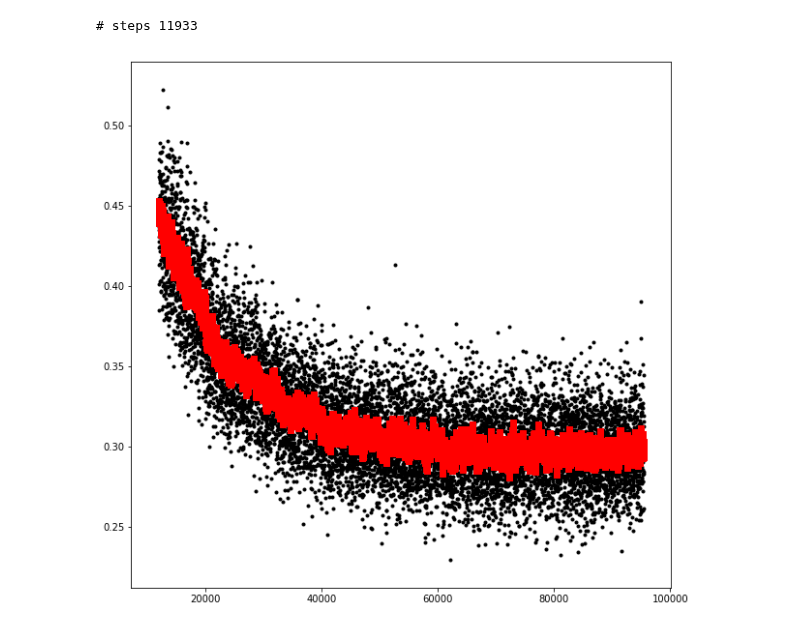
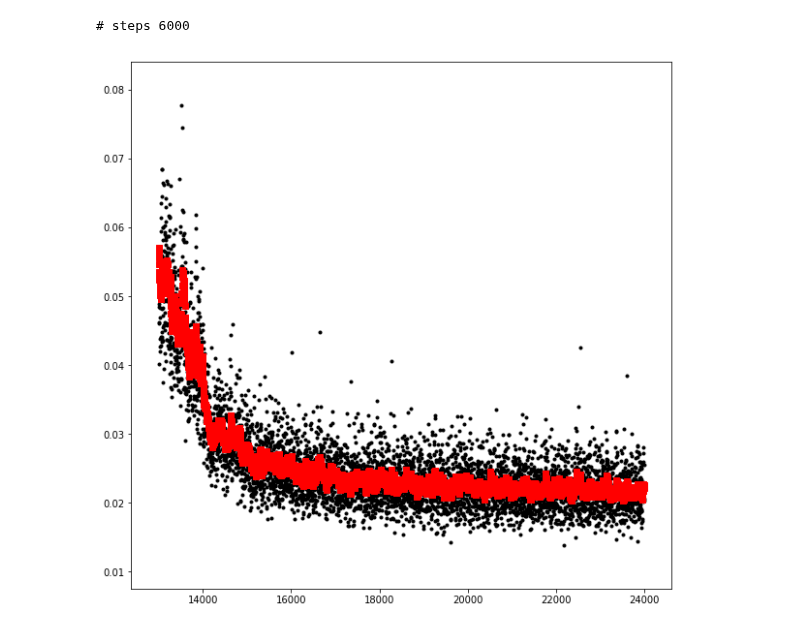
Before and after one commit to liyu10000/tct, a Jupyter notebook: conference/darknet/loss_vs_steps.ipynb, the cells around one changed output. Drawn from its saved outputs; the diff is of its cells as text; code cells hidden in the pictures.

```diff
--- a/conference/darknet/loss_vs_steps.ipynb
+++ b/conference/darknet/loss_vs_steps.ipynb
@@ -15,19 +15,20 @@ def collect_loss(nohup_file):
                 loss2.append(float(tokens[2]))  # loss average
     return steps, loss1, loss2
 # %%
-nohup = "/home/ssd0/Develop/liyu/darknet/nohup.out"
+# nohup = "/home/ssd0/Develop/liyu/darknet/nohup.out"
+nohup = "/home/hdd0/Develop/algo/yolo-pre-trained/darknet/nohup.out"
 steps, loss1, loss2 = collect_loss(nohup)
 print("# steps", len(steps))
 
 # plot trend
 fig, ax = plt.subplots(1, 1, figsize=(10,10))
 
-start, end = 1500, len(steps)
+start, end = 500, len(steps)
 
 ax.scatter(steps[start:end], loss1[start:end], marker='.', color='black')
 ax.scatter(steps[start:end], loss2[start:end], marker='s', color='red')
 
 plt.show()
 # %% [output]
-# steps 11933
+# steps 6000
-[figure, old version]
+[figure, new version]
```
Also changed, not shown: 4 other files.
